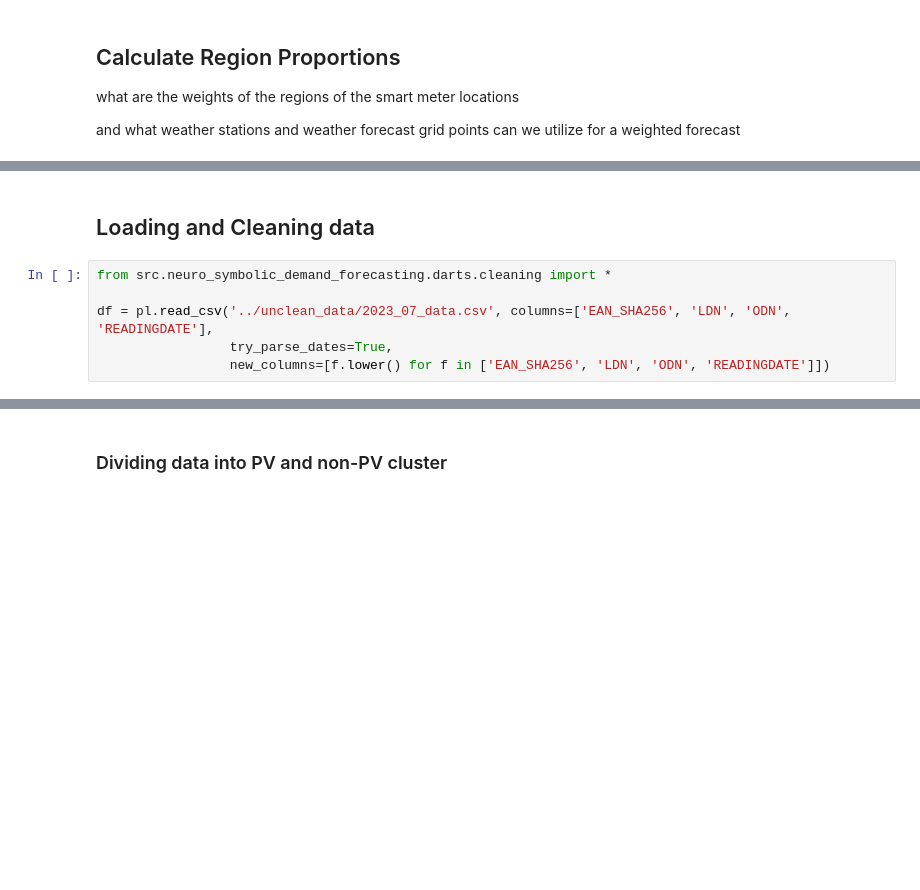
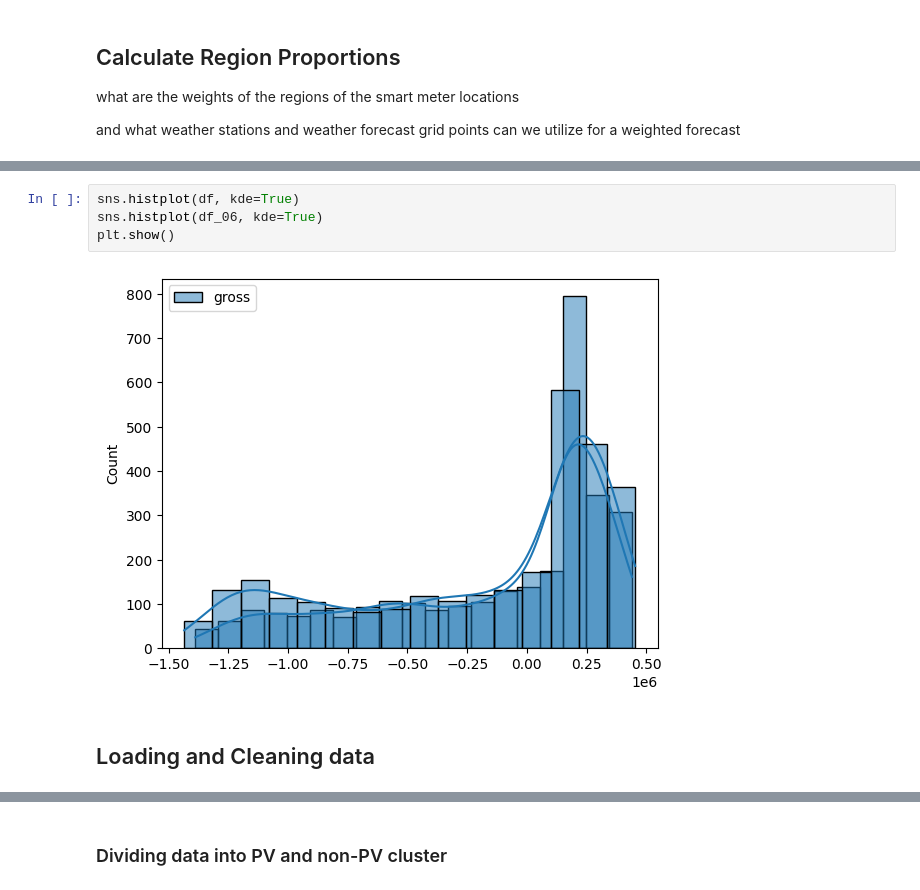
Before and after one commit to erewl/short-term-load-forecasting-with-domain-knowledge, a Jupyter notebook: notebooks/tft_example.ipynb, the cells around one changed output, grey strips where cells are left out. Drawn from its saved outputs; the diff is of its cells as text; blank space fills up the shorter version.

```diff
--- a/notebooks/tft_example.ipynb
+++ b/notebooks/tft_example.ipynb
@@ -25,8 +53,8 @@ and what weather stations and weather forecast grid points can we utilize for a
+# %%
+sns.histplot(df, kde=True)
+sns.histplot(df_06, kde=True)
+plt.show()
+# %% [output]
+[figure, added]
 # %% [markdown]
 ## Loading and Cleaning data
-# %%
-from src.neuro_symbolic_demand_forecasting.darts.cleaning import *
-
-df = pl.read_csv('../unclean_data/2023_07_data.csv', columns=['EAN_SHA256', 'LDN', 'ODN', 'READINGDATE'],
-                 try_parse_dates=True,
-                 new_columns=[f.lower() for f in ['EAN_SHA256', 'LDN', 'ODN', 'READINGDATE']])
```
Also changed, not shown: parts of 62 cells of this notebook, 11 other files.
